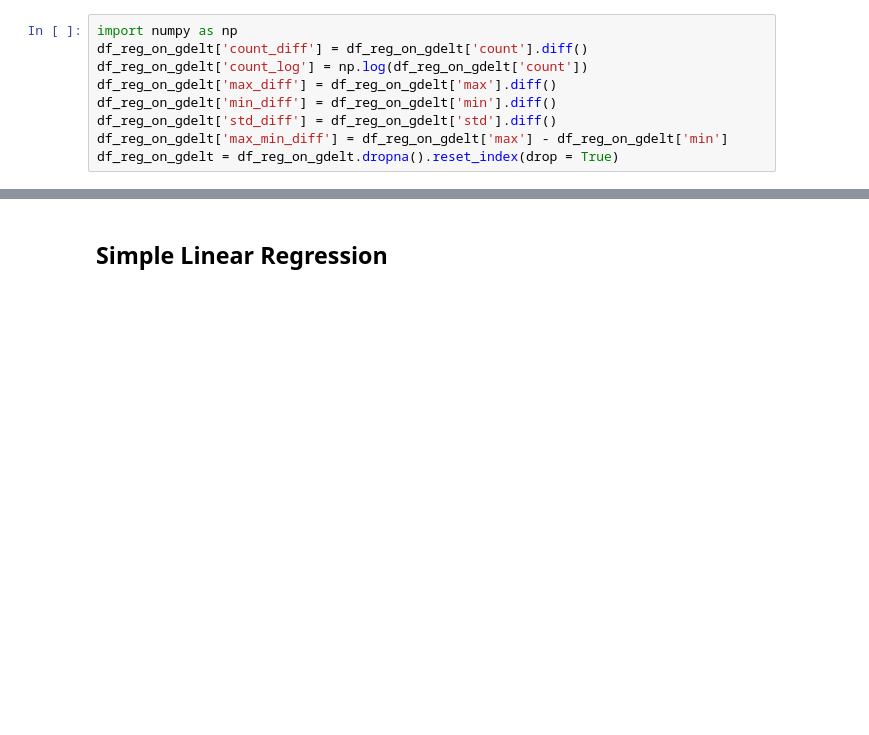
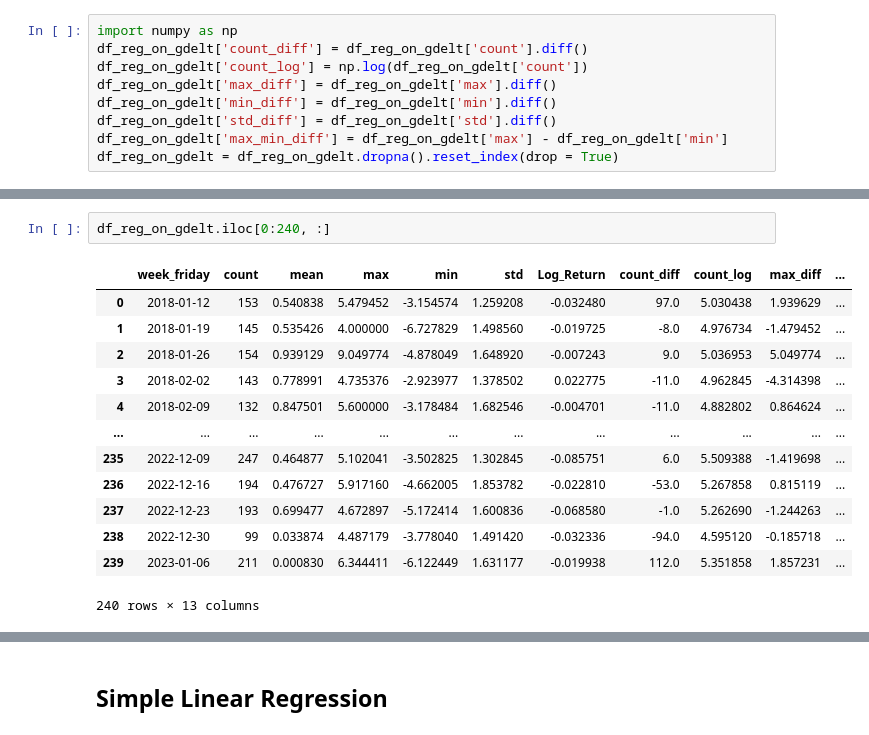
Before and after one commit to BirdyLiu6471023/Lithium_Project, a Jupyter notebook: code/Regression_Gdelt.ipynb, the cells around one changed output, grey strips where cells are left out. Drawn from its saved outputs; the diff is of its cells as text; blank space fills up the shorter version.

```diff
--- a/code/Regression_Gdelt.ipynb
+++ b/code/Regression_Gdelt.ipynb
@@ -132,0 +131,16 @@ Index(['week_friday', 'count', 'mean', 'max', 'min', 'std', 'Log_Return',
+# %%
+df_reg_on_gdelt.iloc[0:240, :]
+# %% [output]
+|  | week_friday | count | mean | max | min | std | Log_Return | count_diff | count_log | max_diff | ... |
+| 0 | 2018-01-12 | 153 | 0.540838 | 5.479452 | -3.154574 | 1.259208 | -0.032480 | 97.0 | 5.030438 | 1.939629 | ... |
+| 1 | 2018-01-19 | 145 | 0.535426 | 4.000000 | -6.727829 | 1.498560 | -0.019725 | -8.0 | 4.976734 | -1.479452 | ... |
+| 2 | 2018-01-26 | 154 | 0.939129 | 9.049774 | -4.878049 | 1.648920 | -0.007243 | 9.0 | 5.036953 | 5.049774 | ... |
+| 3 | 2018-02-02 | 143 | 0.778991 | 4.735376 | -2.923977 | 1.378502 | 0.022775 | -11.0 | 4.962845 | -4.314398 | ... |
+| 4 | 2018-02-09 | 132 | 0.847501 | 5.600000 | -3.178484 | 1.682546 | -0.004701 | -11.0 | 4.882802 | 0.864624 | ... |
+| ... | ... | ... | ... | ... | ... | ... | ... | ... | ... | ... | ... |
+| 235 | 2022-12-09 | 247 | 0.464877 | 5.102041 | -3.502825 | 1.302845 | -0.085751 | 6.0 | 5.509388 | -1.419698 | ... |
+| 236 | 2022-12-16 | 194 | 0.476727 | 5.917160 | -4.662005 | 1.853782 | -0.022810 | -53.0 | 5.267858 | 0.815119 | ... |
+| 237 | 2022-12-23 | 193 | 0.699477 | 4.672897 | -5.172414 | 1.600836 | -0.068580 | -1.0 | 5.262690 | -1.244263 | ... |
+| 238 | 2022-12-30 | 99 | 0.033874 | 4.487179 | -3.778040 | 1.491420 | -0.032336 | -94.0 | 4.595120 | -0.185718 | ... |
+| 239 | 2023-01-06 | 211 | 0.000830 | 6.344411 | -6.122449 | 1.631177 | -0.019938 | 112.0 | 5.351858 | 1.857231 | ... |
+240 rows × 13 columns
```
Also changed, not shown: parts of 20 cells of this notebook, 2 other files.
